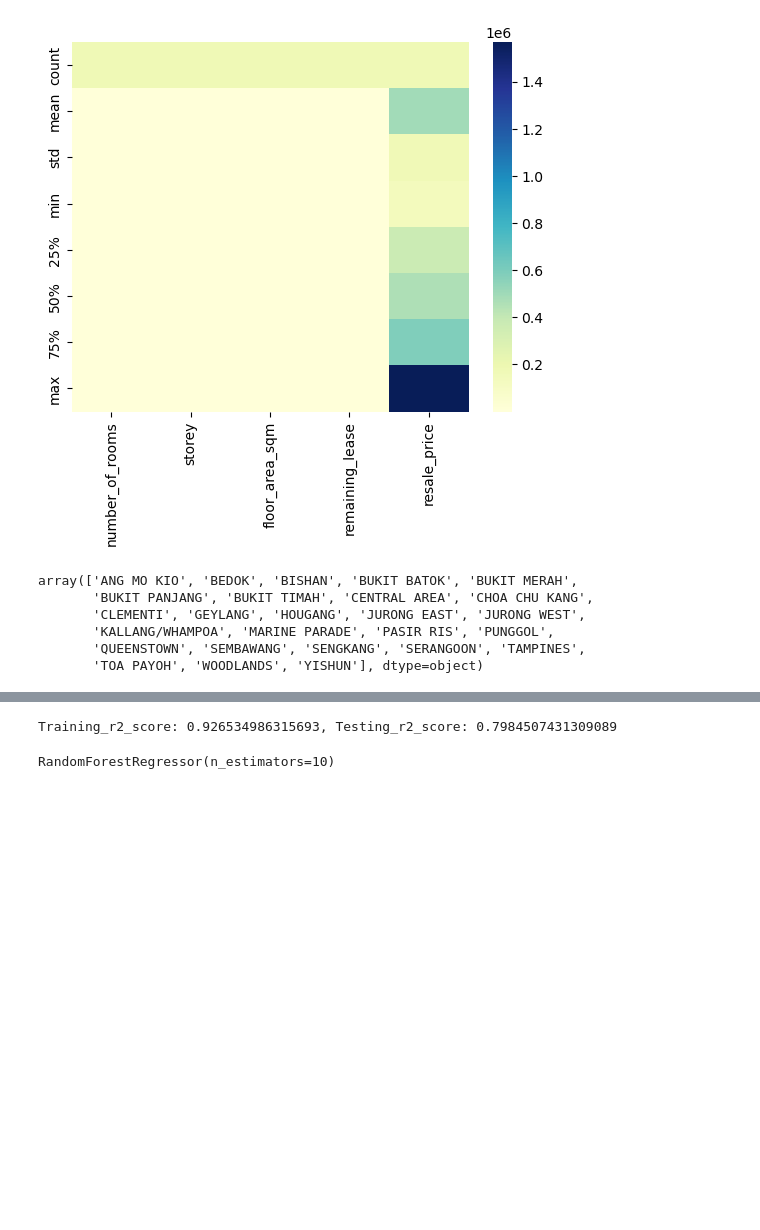
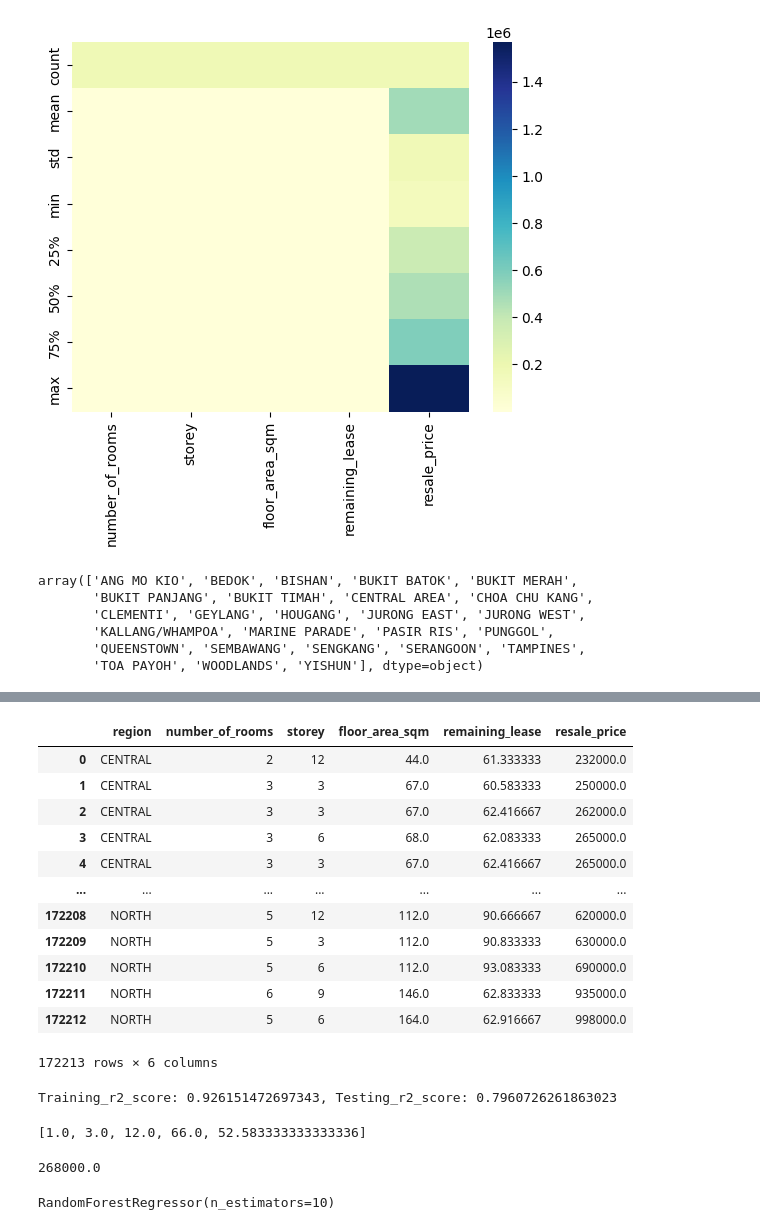
Before and after one commit to Viswanathan25/Singapore-Flat-Prices-Prediction, a Jupyter notebook: S_pre_Model.ipynb, the cells around one changed output, grey strips where cells are left out. Saved outputs shown, nothing was run; the diff lists cells and outputs as text; code cells hidden in the pictures; blank space fills up the shorter version.

```diff
--- a/S_pre_Model.ipynb
+++ b/S_pre_Model.ipynb
@@ -275 +268,17 @@ X.shape,y.shape
+# %%
+hdb_df
+# %% [output]
+|  | region | number_of_rooms | storey | floor_area_sqm | remaining_lease | resale_price |
+| 0 | CENTRAL | 2 | 12 | 44.0 | 61.333333 | 232000.0 |
+| 1 | CENTRAL | 3 | 3 | 67.0 | 60.583333 | 250000.0 |
+| 2 | CENTRAL | 3 | 3 | 67.0 | 62.416667 | 262000.0 |
+| 3 | CENTRAL | 3 | 6 | 68.0 | 62.083333 | 265000.0 |
+| 4 | CENTRAL | 3 | 3 | 67.0 | 62.416667 | 265000.0 |
+| ... | ... | ... | ... | ... | ... | ... |
+| 172208 | NORTH | 5 | 12 | 112.0 | 90.666667 | 620000.0 |
+| 172209 | NORTH | 5 | 3 | 112.0 | 90.833333 | 630000.0 |
+| 172210 | NORTH | 5 | 6 | 112.0 | 93.083333 | 690000.0 |
+| 172211 | NORTH | 6 | 9 | 146.0 | 62.833333 | 935000.0 |
+| 172212 | NORTH | 5 | 6 | 164.0 | 62.916667 | 998000.0 |
+172213 rows × 6 columns
 # %%
@@ -277,5 +286,9 @@ hdb_df.to_csv("data.csv",index=False)
 # %%
-model = RandomForestRegressor(n_estimators = 10).fit(X_train,y_train)
+from sklearn.ensemble import RandomForestRegressor
+
+model = RandomForestRegressor(n_estimators = 10)
+
+model.fit(X_train,y_train)
 y_pre_train = model.predict(X_train)
 y_pre_test = model.predict(X_test)
 
@@ -285,7 +298,15 @@ r2_test = r2_score(y_test, y_pre_test)
 
 print(f'Training_r2_score: {r2_train}, Testing_r2_score: {r2_test}')
 # %% [output]
-Training_r2_score: 0.926534986315693, Testing_r2_score: 0.7984507431309089
+Training_r2_score: 0.926151472697343, Testing_r2_score: 0.7960726261863023
+# %%
+X[1000].tolist()
+# %% [output]
+[1.0, 3.0, 12.0, 66.0, 52.583333333333336]
+# %%
+y[1000].tolist()
+# %% [output]
+268000.0
 # %%
 model.fit(X_train,y_train)
 # %% [output]
```
Also changed, not shown: parts of 22 cells of this notebook.
